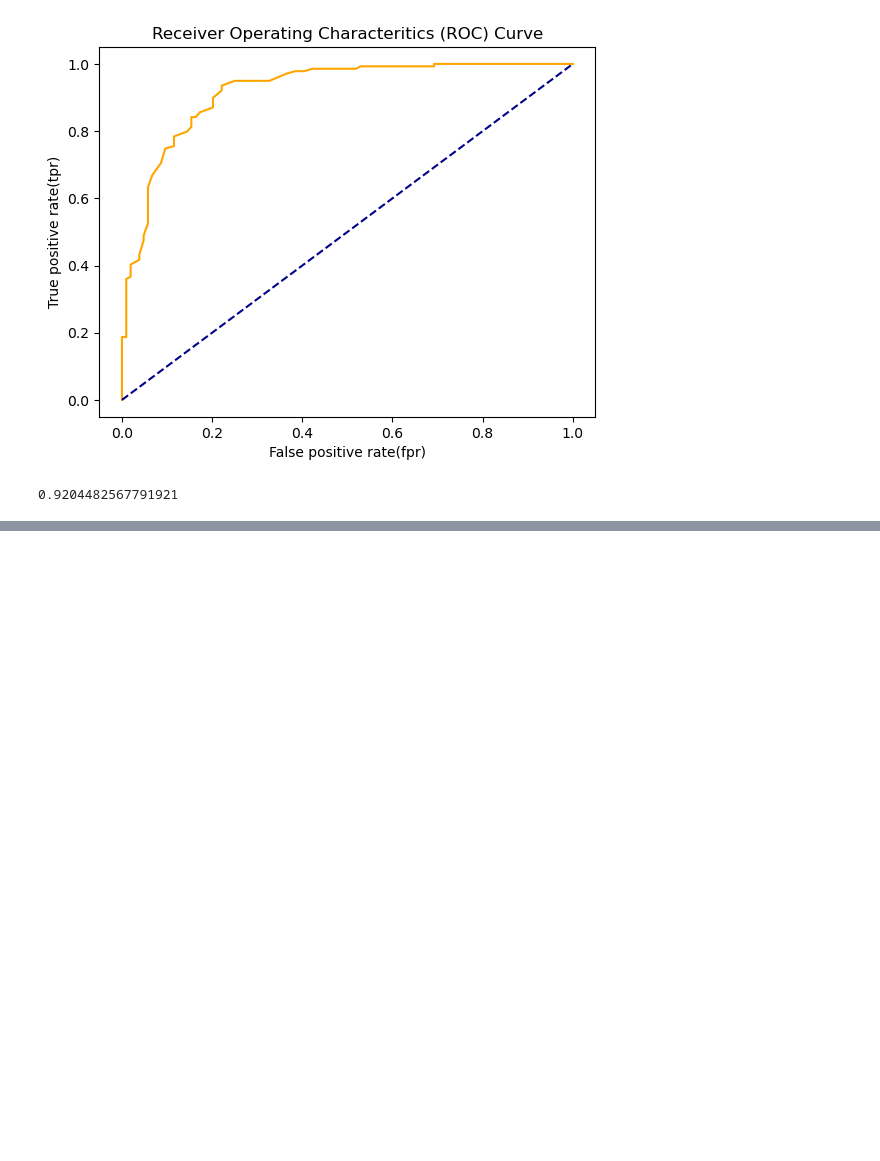
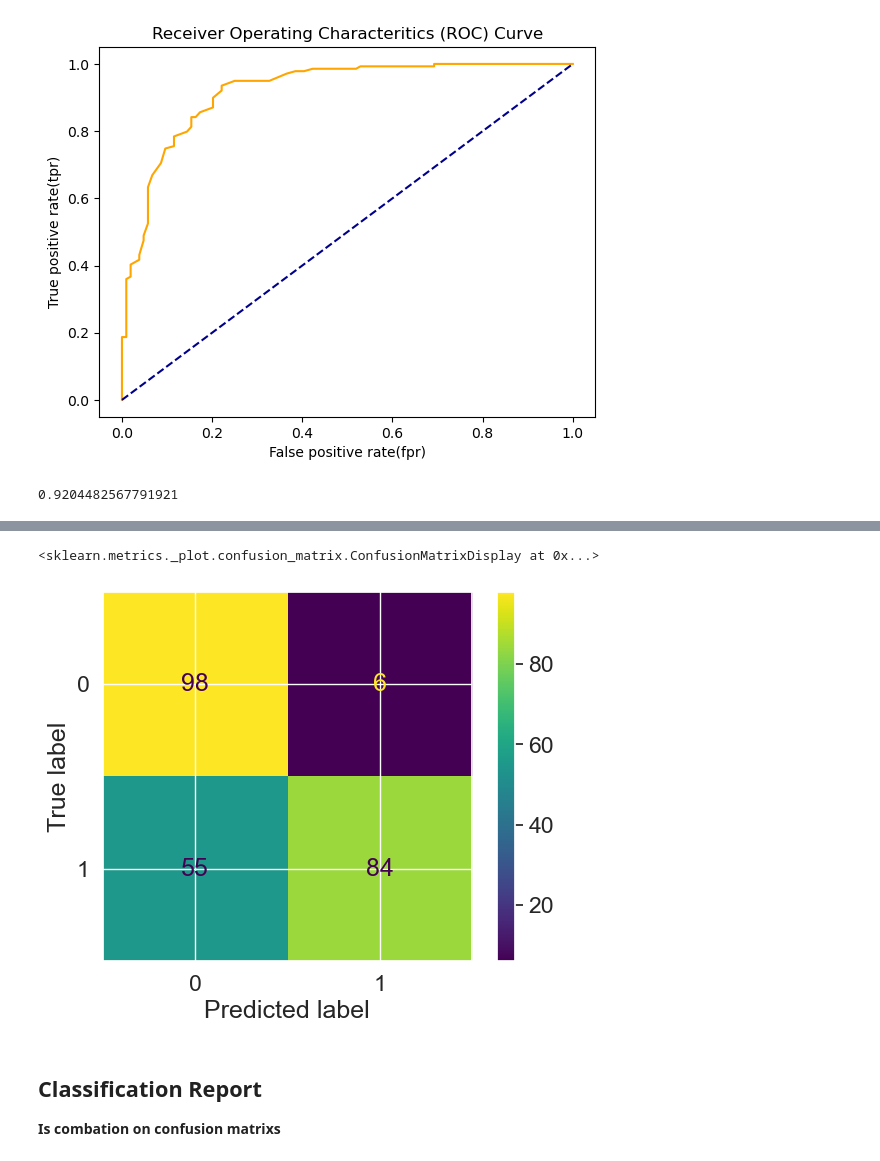
Before and after one commit to abdullahsultan/ML_Understanding, a Jupyter notebook: SciKit-LearnNoteBook.ipynb, the cells around one changed output, grey strips where cells are left out. Saved outputs shown, nothing was run; the diff lists cells and outputs as text; code cells hidden in the pictures; blank space fills up the shorter version.

```diff
--- a/SciKit-LearnNoteBook.ipynb
+++ b/SciKit-LearnNoteBook.ipynb
@@ -571,0 +611,8 @@ roc_auc_score(Ytest, y_probs_positive)
+# %%
+ConfusionMatrixDisplay.from_predictions(y_true=Ytest, y_pred=y_preds)
+# %% [output]
+<sklearn.metrics._plot.confusion_matrix.ConfusionMatrixDisplay at 0x...>
+[figure, added]
+# %% [markdown]
+## Classification Report
+**Is combation on confusion matrixs**
```
Also changed, not shown: parts of 13 cells of this notebook, 1 other file.
